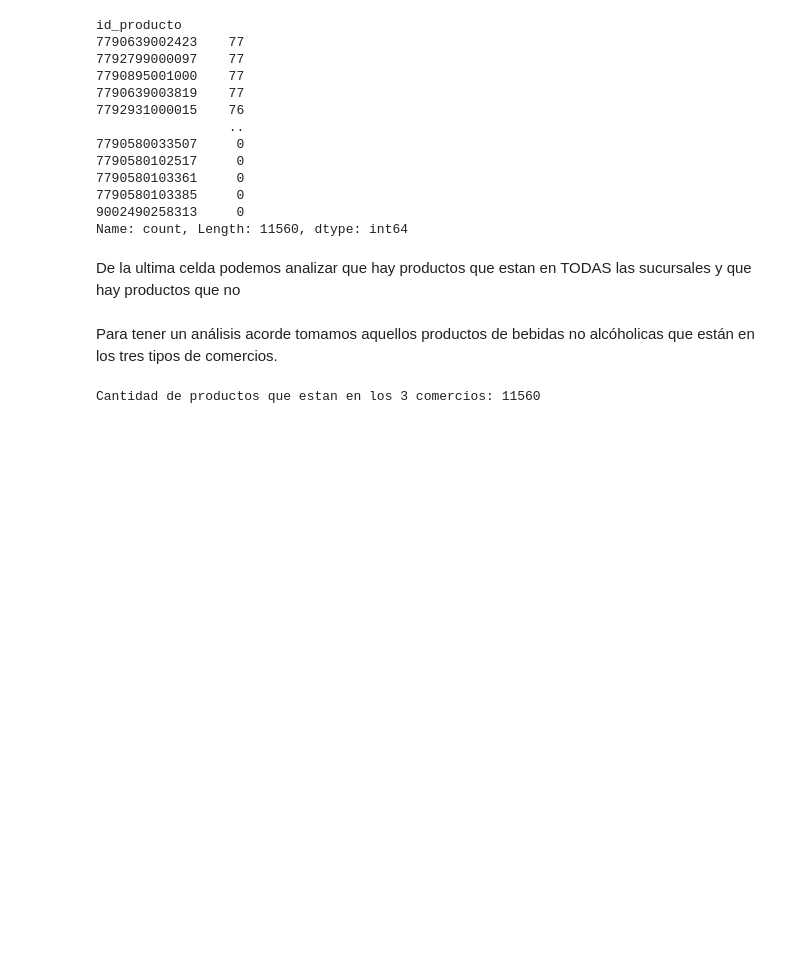
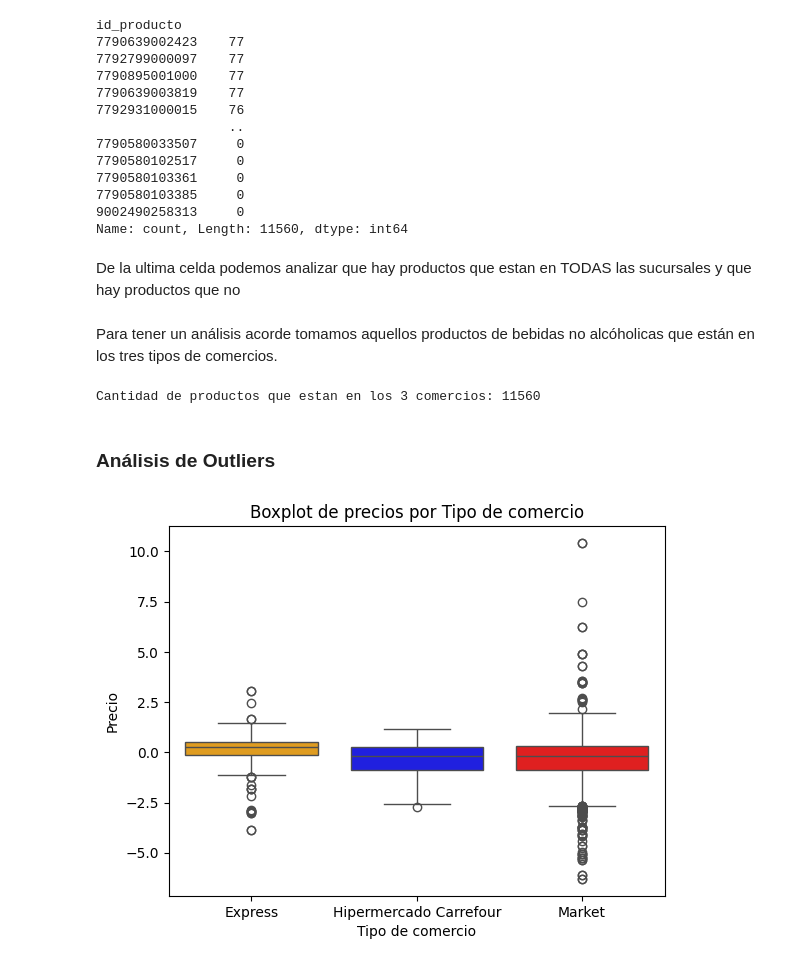
Before and after one commit to CEIA-MBer-ATacc/ceia_add_tps, a Jupyter notebook: TP1/productos/TP1_bebidas.ipynb, the cells around one changed output. Drawn from its saved outputs; the diff is of its cells as text; code cells hidden in the pictures; blank space fills up the shorter version.

```diff
--- a/TP1/productos/TP1_bebidas.ipynb
+++ b/TP1/productos/TP1_bebidas.ipynb
@@ -112,3 +110,14 @@ productos_df_en_varias_sucursales = productos_df[productos_df['id_producto'].isi
 print(f"Cantidad de productos que estan en los 3 comercios: {len(productos_df_en_varias_sucursales['id_producto'].value_counts())}")
 # %% [output]
 Cantidad de productos que estan en los 3 comercios: 11560
+# %% [markdown]
+### **Análisis de Outliers**
+# %%
+sns.boxplot(x='comercio_bandera_nombre', y='precio_zscore', hue='comercio_bandera_nombre', data=productos_df_en_varias_sucursales, palette=colores, legend=False)
+
+plt.title('Boxplot de precios por Tipo de comercio')
+plt.xlabel('Tipo de comercio')
+plt.ylabel('Precio')
+plt.show()
+# %% [output]
+[figure, added]
```
Also changed, not shown: parts of 10 cells of this notebook, 7 other files.
